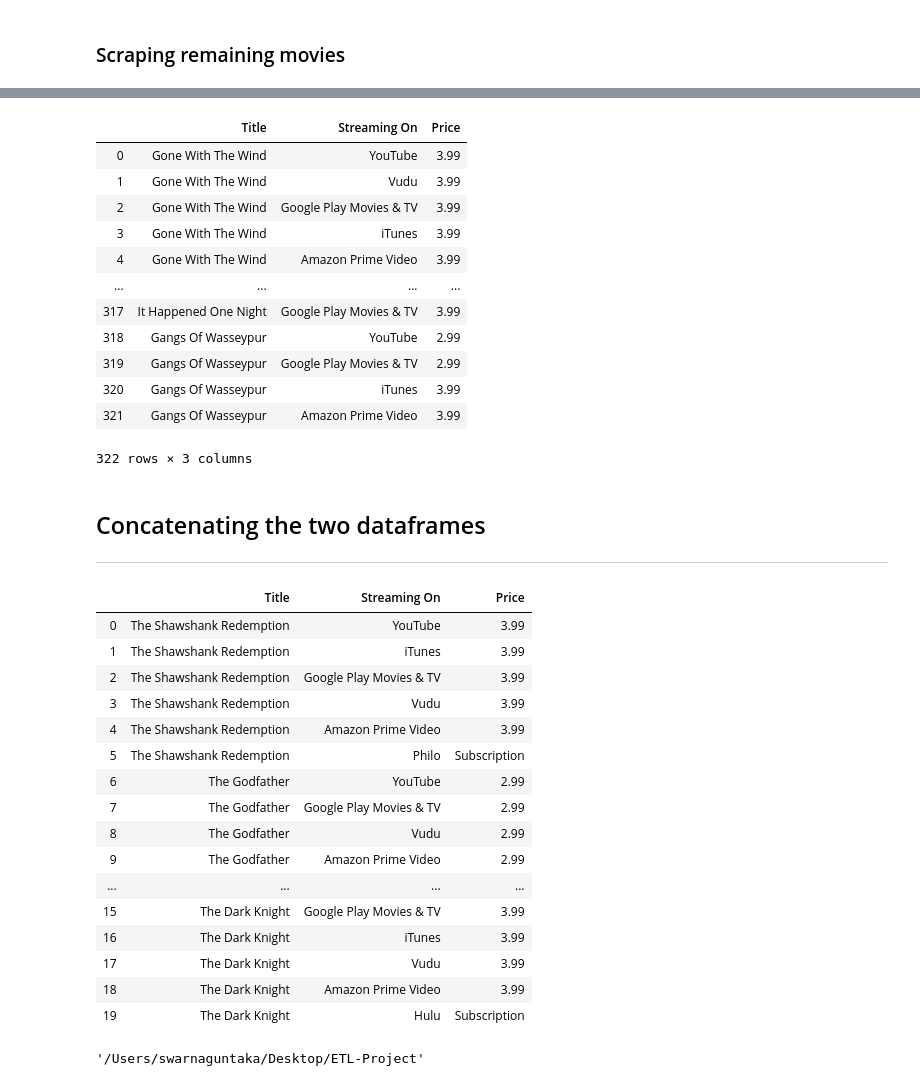
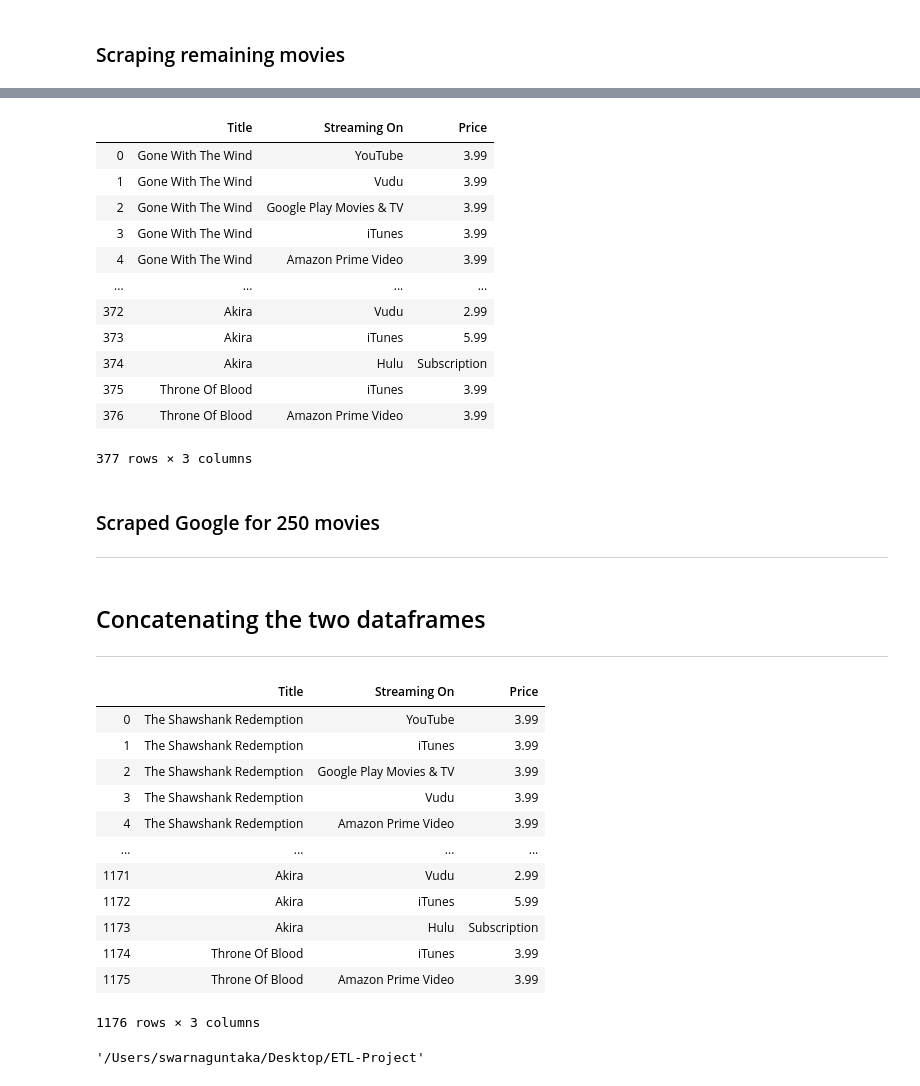
Before and after one commit to Latha-G/ETL-Project, a Jupyter notebook: Google scraping.ipynb, the cells around one changed output, grey strips where cells are left out. Drawn from its saved outputs; the diff is of its cells as text; code cells hidden in the pictures.

```diff
--- a/Google scraping.ipynb
+++ b/Google scraping.ipynb
@@ -292,7 +292,7 @@ query_urls = google_query_url_df['Google Query URL']
 
 base_url = 'https://www.google.com/search?&q='
 # %%
-for i in range(10):
+for i in range(6):
 
     query_url = (f'{base_url}{movies[count]}+watch+movie')
 
@@ -346,38 +346,37 @@ Streaming_df_2
 | 3 | Gone With The Wind | iTunes | 3.99 |
 | 4 | Gone With The Wind | Amazon Prime Video | 3.99 |
 | ... | ... | ... | ... |
-| 317 | It Happened One Night | Google Play Movies & TV | 3.99 |
-| 318 | Gangs Of Wasseypur | YouTube | 2.99 |
-| 319 | Gangs Of Wasseypur | Google Play Movies & TV | 2.99 |
-| 320 | Gangs Of Wasseypur | iTunes | 3.99 |
-| 321 | Gangs Of Wasseypur | Amazon Prime Video | 3.99 |
+| 372 | Akira | Vudu | 2.99 |
+| 373 | Akira | iTunes | 5.99 |
+| 374 | Akira | Hulu | Subscription |
+| 375 | Throne Of Blood | iTunes | 3.99 |
+| 376 | Throne Of Blood | Amazon Prime Video | 3.99 |
-322 rows × 3 columns
+377 rows × 3 columns
 # %%
 Streaming_df_2.to_csv('Output/Google_Scraping_2.csv')
+# %% [markdown]
+### Scraped Google for 250 movies
+---
 # %% [markdown]
 ## Concatenating the two dataframes
 ---
 # %%
 Complete_Stremaing_df = pd.concat([Streaming_df_1, Streaming_df_2], ignore_index=True)
-Complete_Stremaing_df.
+Complete_Stremaing_df
 # %% [output]
 |  | Title | Streaming On | Price |
 | 0 | The Shawshank Redemption | YouTube | 3.99 |
 | 1 | The Shawshank Redemption | iTunes | 3.99 |
 | 2 | The Shawshank Redemption | Google Play Movies & TV | 3.99 |
 | 3 | The Shawshank Redemption | Vudu | 3.99 |
 | 4 | The Shawshank Redemption | Amazon Prime Video | 3.99 |
-| 5 | The Shawshank Redemption | Philo | Subscription |
-| 6 | The Godfather | YouTube | 2.99 |
-| 7 | The Godfather | Google Play Movies & TV | 2.99 |
-| 8 | The Godfather | Vudu | 2.99 |
-| 9 | The Godfather | Amazon Prime Video | 2.99 |
 | ... | ... | ... | ... |
-| 15 | The Dark Knight | Google Play Movies & TV | 3.99 |
-| 16 | The Dark Knight | iTunes | 3.99 |
-| 17 | The Dark Knight | Vudu | 3.99 |
-| 18 | The Dark Knight | Amazon Prime Video | 3.99 |
-| 19 | The Dark Knight | Hulu | Subscription |
+| 1171 | Akira | Vudu | 2.99 |
+| 1172 | Akira | iTunes | 5.99 |
+| 1173 | Akira | Hulu | Subscription |
+| 1174 | Throne Of Blood | iTunes | 3.99 |
+| 1175 | Throne Of Blood | Amazon Prime Video | 3.99 |
+1176 rows × 3 columns
 # %%
 Complete_Stremaing_df.to_csv('Output/Complete_Google_Scraping.csv')
 # %%
```
Also changed, not shown: parts of 1 cell of this notebook, 9 other files.
